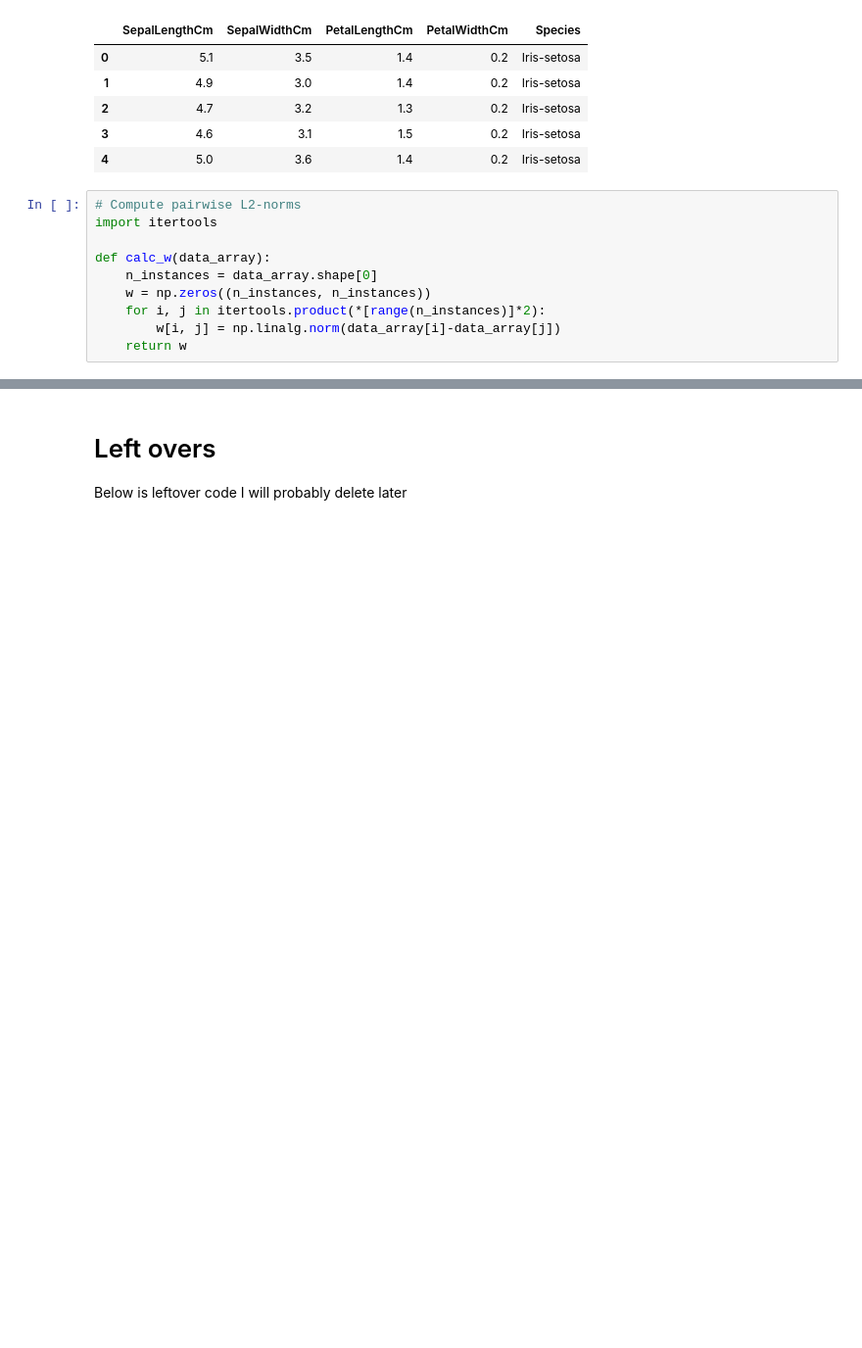
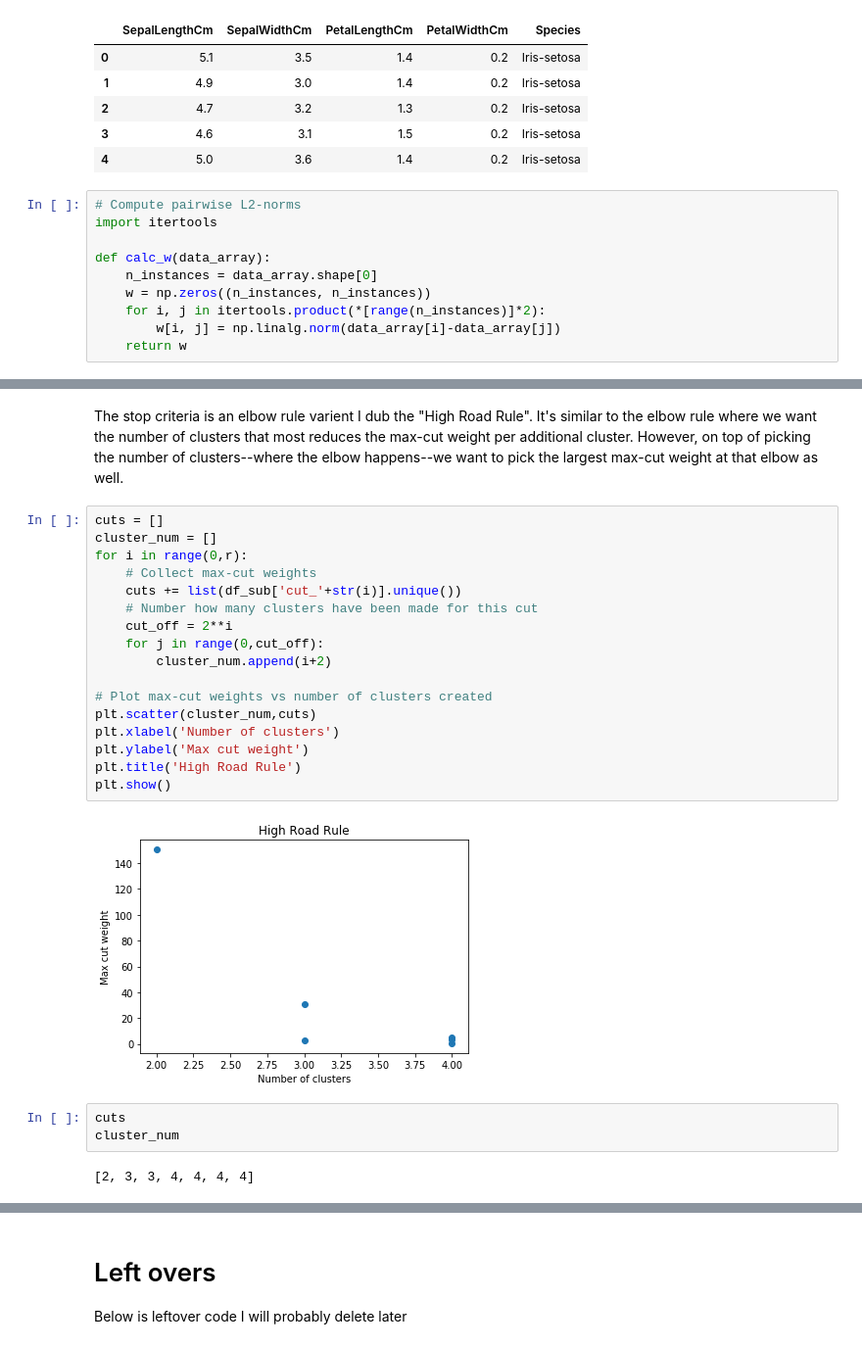
Before and after one commit to ajrazander/Unsupervised-QML, a Jupyter notebook: Max-cut 3+ Clustering.ipynb, the cells around one changed output, grey strips where cells are left out. Shown: that part at 98% size. Drawn from its saved outputs; the diff is of its cells as text; blank space fills up the shorter version.

```diff
--- a/Max-cut 3+ Clustering.ipynb
+++ b/Max-cut 3+ Clustering.ipynb
@@ -215,3 +189,29 @@ cluster_ids
+# %% [markdown]
+The stop criteria is an elbow rule varient I dub the "High Road Rule". It's similar to the elbow rule where we want the number of clusters that most reduces the max-cut weight per additional cluster. However, on top of picking the number of clusters--where the elbow happens--we want to pick the largest max-cut weight at that elbow as well.
+# %%
+cuts = []
+cluster_num = []
+for i in range(0,r):
+    # Collect max-cut weights
+    cuts += list(df_sub['cut_'+str(i)].unique())
+    # Number how many clusters have been made for this cut
+    cut_off = 2**i
+    for j in range(0,cut_off):
+        cluster_num.append(i+2)
+
+# Plot max-cut weights vs number of clusters created
+plt.scatter(cluster_num,cuts)
+plt.xlabel('Number of clusters')
+plt.ylabel('Max cut weight')
+plt.title('High Road Rule')
+plt.show()
+# %% [output]
+[figure, added]
+# %%
+cuts
+cluster_num
+# %% [output]
+[2, 3, 3, 4, 4, 4, 4]
 # %%
 cuts
 # %% [output]
```
Also changed, not shown: parts of 11 cells of this notebook.
